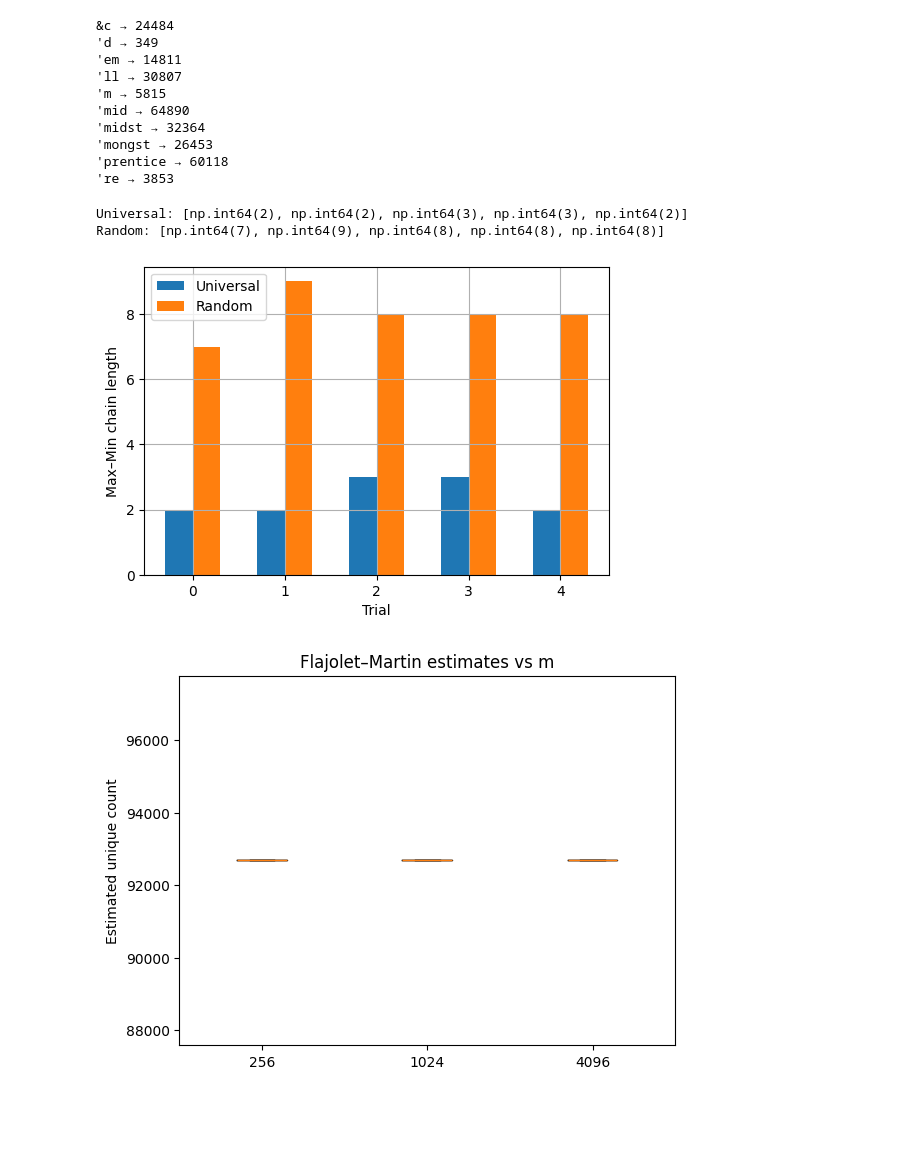
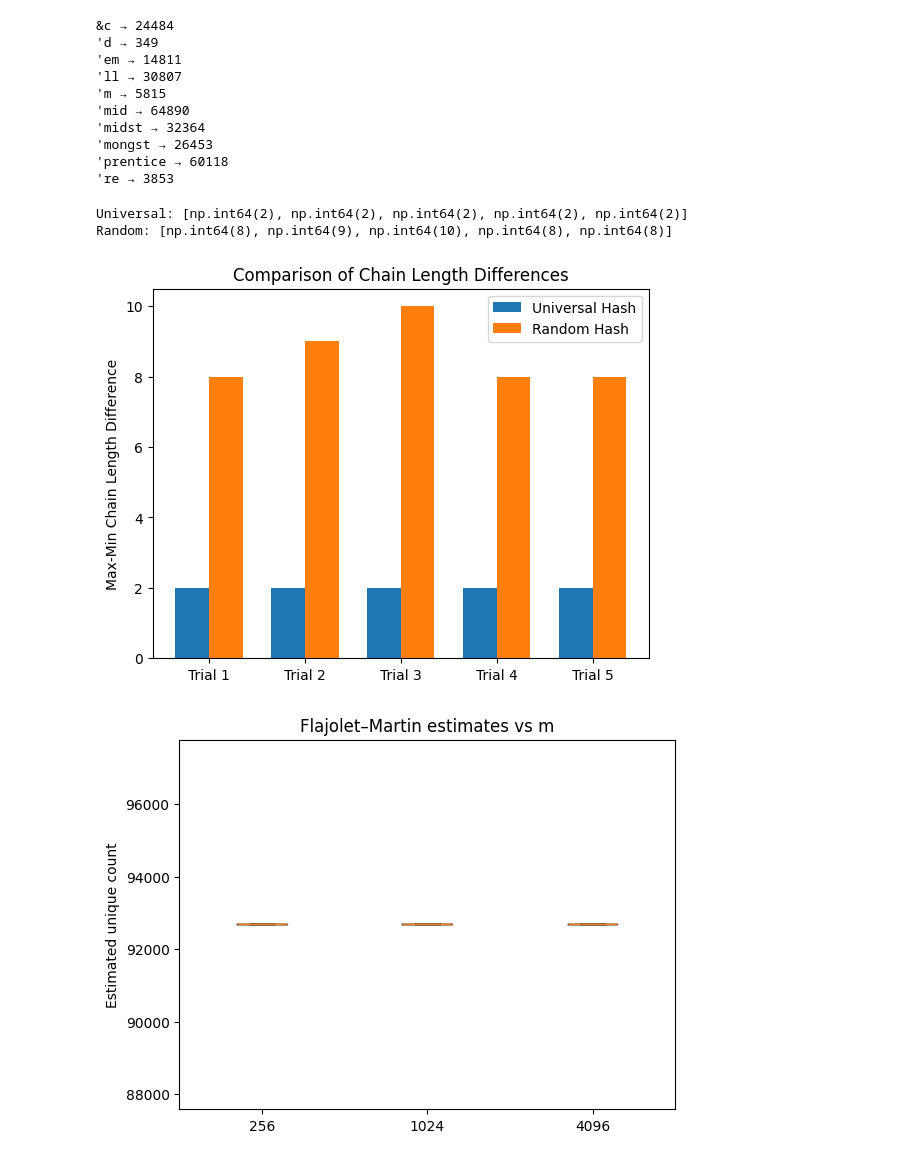
Before and after one commit to Karaniniiitd/Data-Science-Assignent--1, a Jupyter notebook: q1/q1.ipynb, the cells around one changed output. Cells and saved outputs as stored; diff of their text form; code cells hidden in the pictures; blank space fills up the shorter version.

```diff
--- a/q1/q1.ipynb
+++ b/q1/q1.ipynb
@@ -55,37 +56,53 @@ for i, (w, val) in enumerate(md5_map.items()):
 'prentice → 60118
 're → 3853
 # %%
-def experiment_chain_lengths(m=50000, trials=5):
+#Q1 PART C
+import numpy as np
+import random
+import matplotlib.pyplot as plt
+
+def experiment_chain_lengths(m=500000, trials=5):
     uni_diffs, rand_diffs = [], []
     p = 524287
     for _ in range(trials):
-        # universal
+        # universal hash
         a = random.randint(1, p-1)
         xs = np.arange(1, m+1)
-        idxs = ((a*xs)%p)%m
+        idxs = ((a*xs) % p) % m
         counts = np.bincount(idxs, minlength=m)
-        uni_diffs.append(counts.max()-counts.min())
+        uni_diffs.append(counts.max() - counts.min())
 
-        # random
+        # random hash
         idxs = np.random.randint(0, m, size=m)
         counts = np.bincount(idxs, minlength=m)
-        rand_diffs.append(counts.max()-counts.min())
+        rand_diffs.append(counts.max() - counts.min())
 
     return uni_diffs, rand_diffs
 
-uni_diffs, rand_diffs = experiment_chain_lengths(50000)
+# Run experiment
+uni_diffs, rand_diffs = experiment_chain_lengths(500000)
+
 print("Universal:", uni_diffs)
 print("Random:", rand_diffs)
+
+# ---- Plotting part ----
+labels = [f"Trial {i+1}" for i in range(len(uni_diffs))]
+x = np.arange(len(labels))
+width = 0.35
+
+fig, ax = plt.subplots()
+rects1 = ax.bar(x - width/2, uni_diffs, width, label='Universal Hash')
+rects2 = ax.bar(x + width/2, rand_diffs, width, label='Random Hash')
+
+ax.set_ylabel('Max-Min Chain Length Difference')
+ax.set_title('Comparison of Chain Length Differences')
+ax.set_xticks(x)
+ax.set_xticklabels(labels)
+ax.legend()
+
+plt.show()
 # %% [output]
-Universal: [np.int64(2), np.int64(2), np.int64(3), np.int64(3), np.int64(2)]
-Random: [np.int64(7), np.int64(9), np.int64(8), np.int64(8), np.int64(8)]
+Universal: [np.int64(2), np.int64(2), np.int64(2), np.int64(2), np.int64(2)]
+Random: [np.int64(8), np.int64(9), np.int64(10), np.int64(8), np.int64(8)]
+[figure, added]
-# %%
-plt.figure(figsize=(6,4))
-plt.bar(np.arange(len(uni_diffs))-0.15, uni_diffs, width=0.3, label='Universal')
-plt.bar(np.arange(len(rand_diffs))+0.15, rand_diffs, width=0.3, label='Random')
-plt.xlabel("Trial")
-plt.ylabel("Max–Min chain length")
-plt.legend(); plt.grid(); plt.show()
-# %% [output]
-[figure, removed]
 # %%
```
Also changed, not shown: parts of 6 cells of this notebook.
